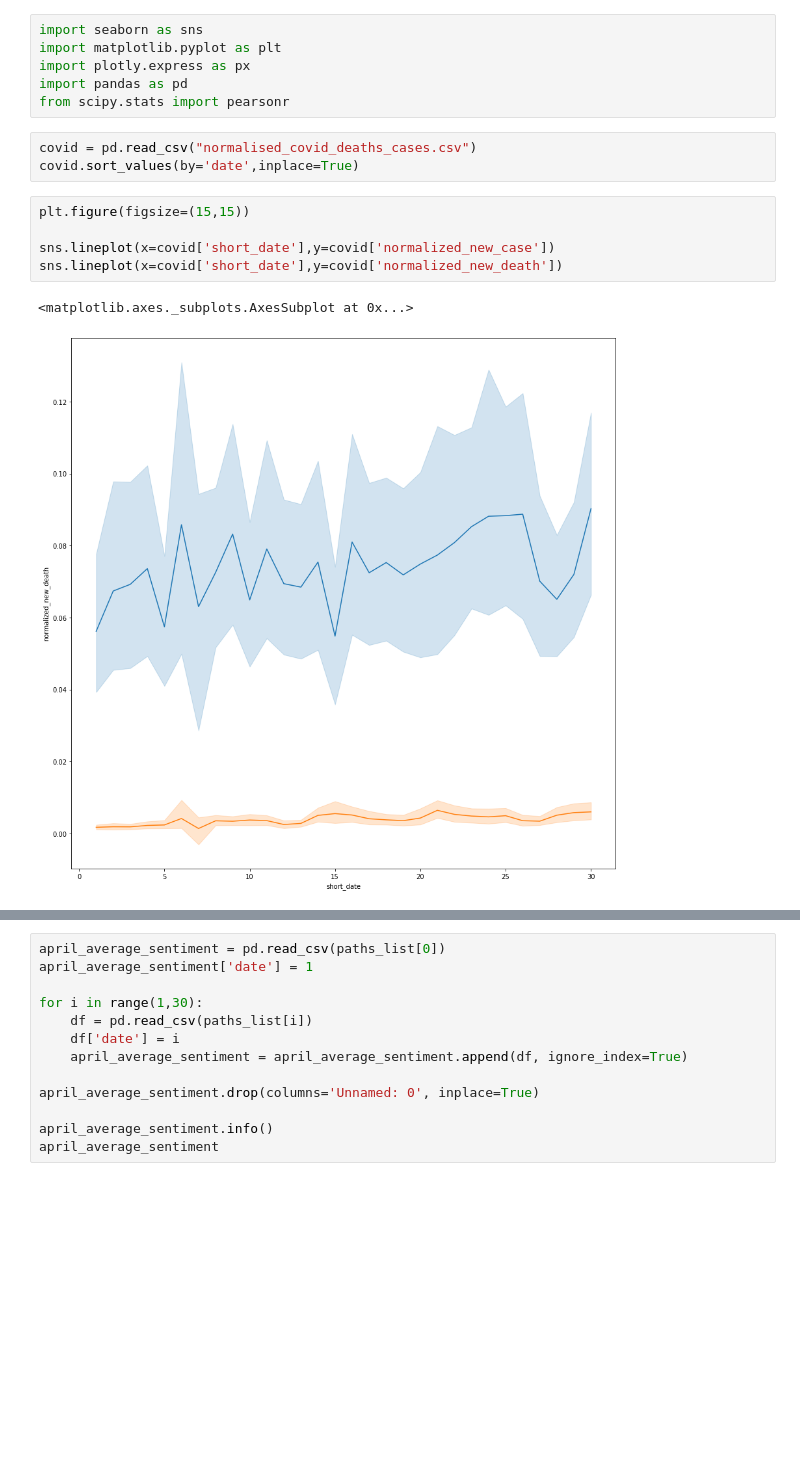
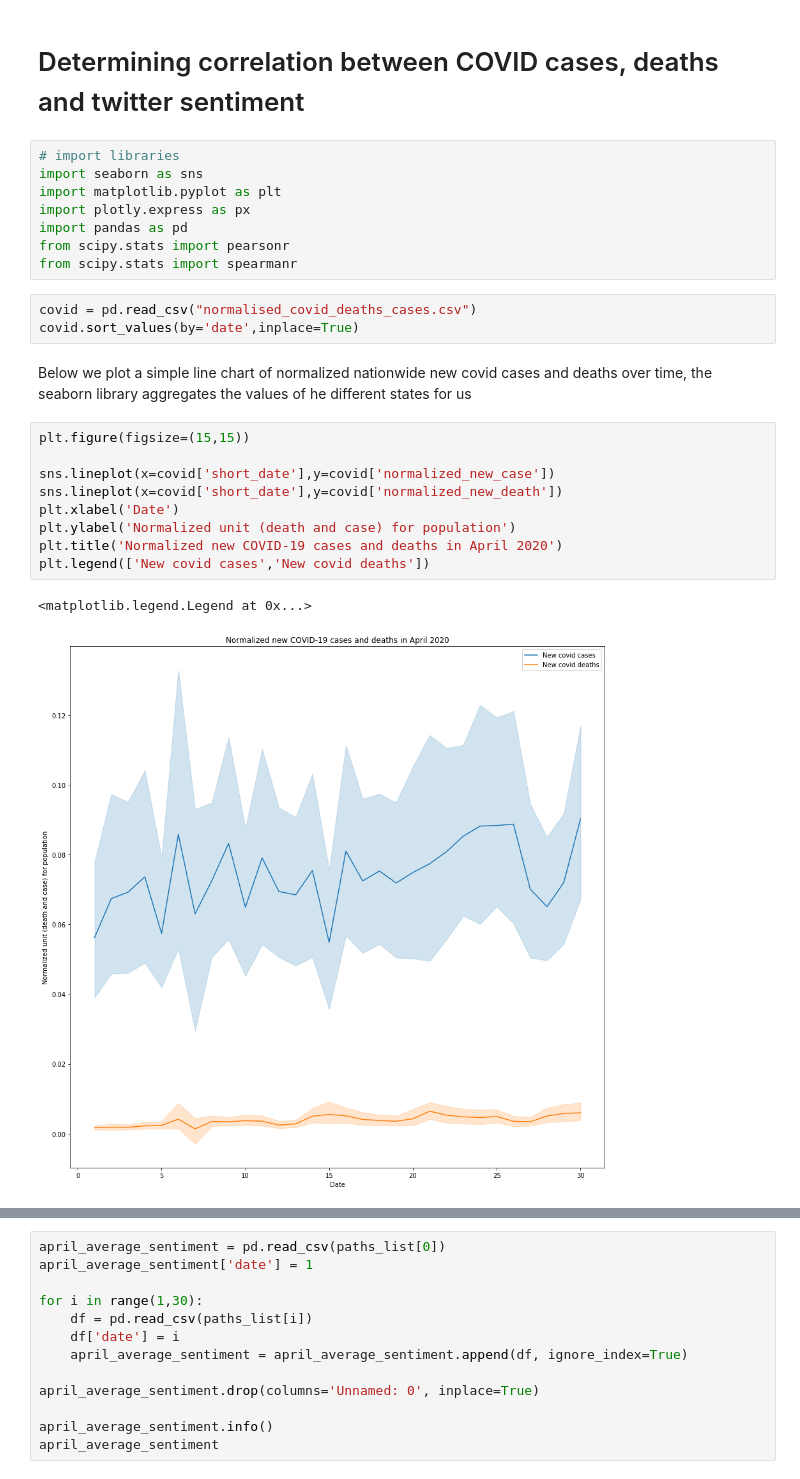
Before and after one commit to joyjixu/qm2_resources, a Jupyter notebook: data_analysis/covid_stats/correlation.ipynb, the cells around one changed output, grey strips where cells are left out. Saved outputs shown, nothing was run; the diff lists cells and outputs as text; blank space fills up the shorter version.

```diff
--- a/data_analysis/covid_stats/correlation.ipynb
+++ b/data_analysis/covid_stats/correlation.ipynb
@@ -1,17 +1,27 @@
+# %% [markdown]
+# Determining correlation between COVID cases, deaths and twitter sentiment
 # %%
+# import libraries
 import seaborn as sns
 import matplotlib.pyplot as plt
 import plotly.express as px
 import pandas as pd
 from scipy.stats import pearsonr
+from scipy.stats import spearmanr
 # %%
 covid = pd.read_csv("normalised_covid_deaths_cases.csv")
 covid.sort_values(by='date',inplace=True)
+# %% [markdown]
+Below we plot a simple line chart of normalized nationwide new covid cases and deaths over time, the seaborn library aggregates the values of he different states for us
 # %%
 plt.figure(figsize=(15,15))
 
 sns.lineplot(x=covid['short_date'],y=covid['normalized_new_case'])
 sns.lineplot(x=covid['short_date'],y=covid['normalized_new_death'])
+plt.xlabel('Date')
+plt.ylabel('Normalized unit (death and case) for population')
+plt.title('Normalized new COVID-19 cases and deaths in April 2020')
+plt.legend(['New covid cases','New covid deaths'])
 # %% [output]
-<matplotlib.axes._subplots.AxesSubplot at 0x...>
+<matplotlib.legend.Legend at 0x...>
-[figure, old version]
+[figure, new version]
```
Also changed, not shown: parts of 38 cells of this notebook, 4 other files.
